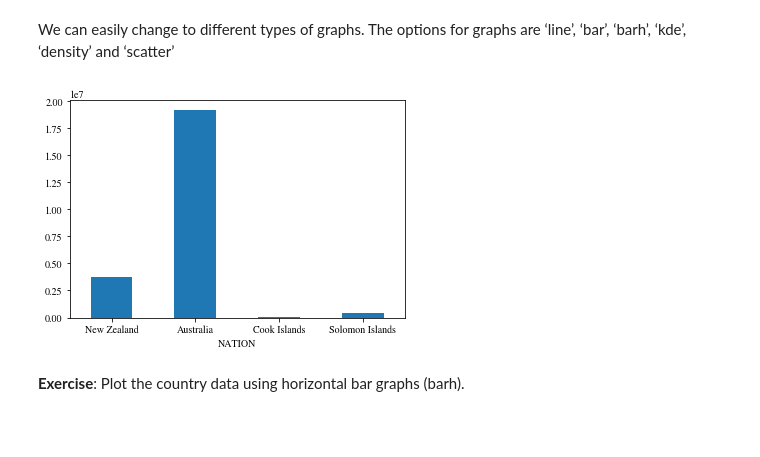
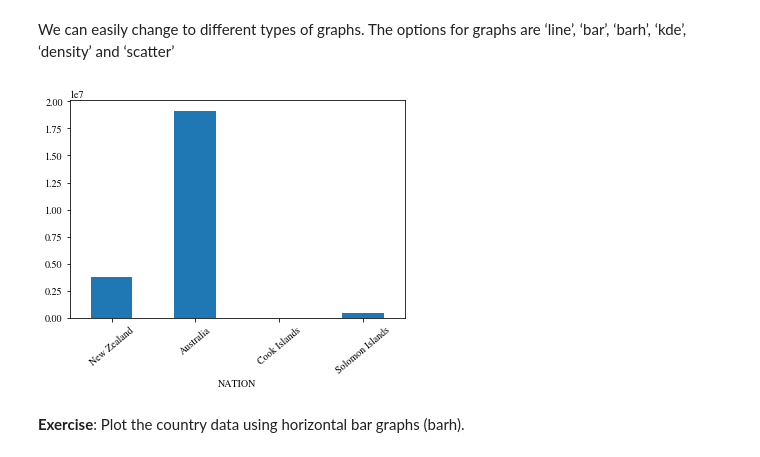
Before and after one commit to TOMMYWHY/158_755DataScience, a Jupyter notebook: 158755/Notebooks/Lecture 2A - Intro to Pandas Series.ipynb, the cells around one changed output. Cells and saved outputs as stored; diff of their text form; code cells hidden in the pictures; blank space fills up the shorter version.

```diff
--- a/158755/Notebooks/Lecture 2A - Intro to Pandas Series.ipynb
+++ b/158755/Notebooks/Lecture 2A - Intro to Pandas Series.ipynb
@@ -142,3 +142,7 @@ Australia          19138000
 Cook Islands          20000
 Solomon Islands      447000
 dtype: int64
+# %%
+country.name
+country.index.name = "nation"
+country
@@ -269,9 +320,10 @@ np.log(country).plot()
 # %% [markdown]
 We can easily change to different types of graphs. The options for graphs are ‘line’, ‘bar’, ‘barh’, ‘kde’, ‘density’ and ‘scatter’
 # %%
-_ = country.plot(kind='bar',rot=0)
+_ = country.plot(kind='bar',rot=40)
+# country.plot(kind='bar',rot=40)
 # %% [output]
-[figure, old version]
+[figure, new version]
 # %% [markdown]
 **Exercise**: Plot the country data using horizontal bar graphs (barh).
 # %%
```
Also changed, not shown: parts of 17 cells of this notebook, 5 other files.
